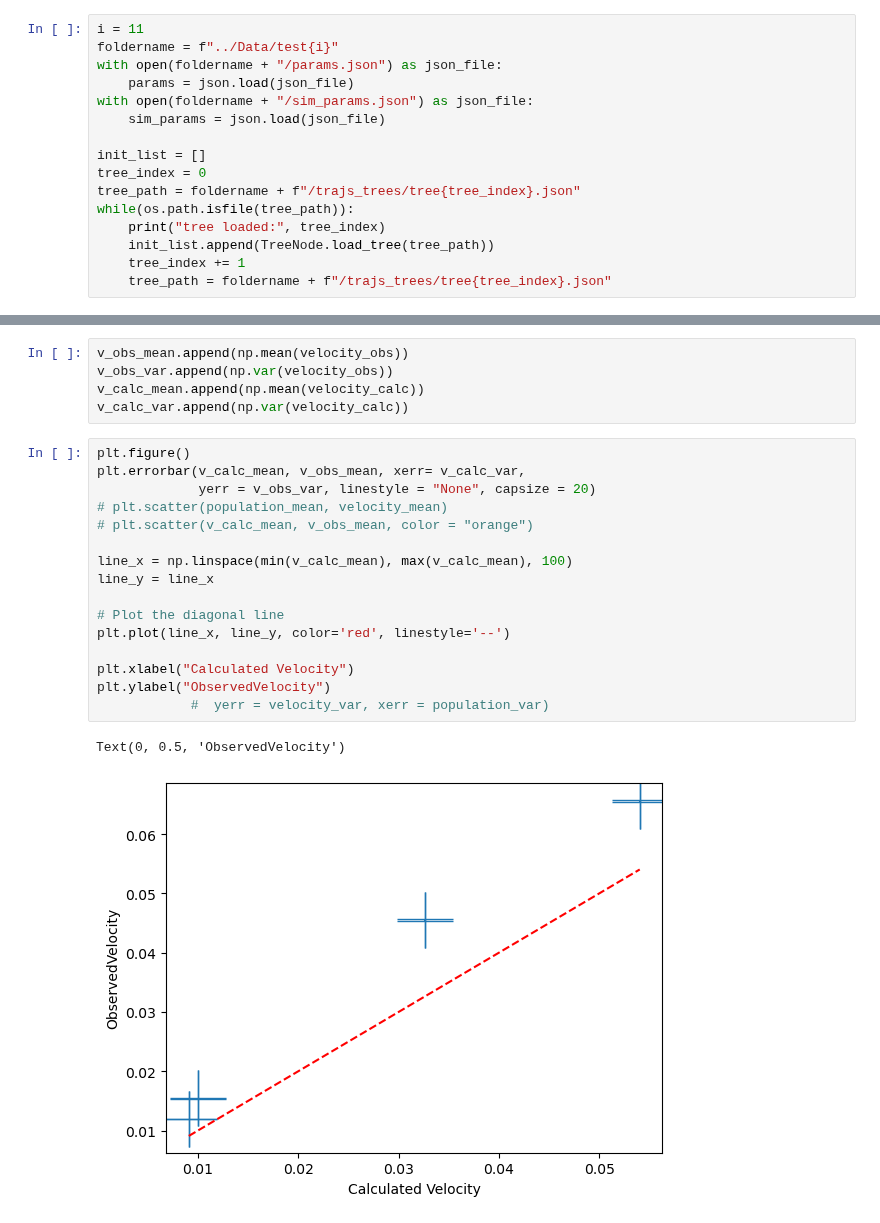
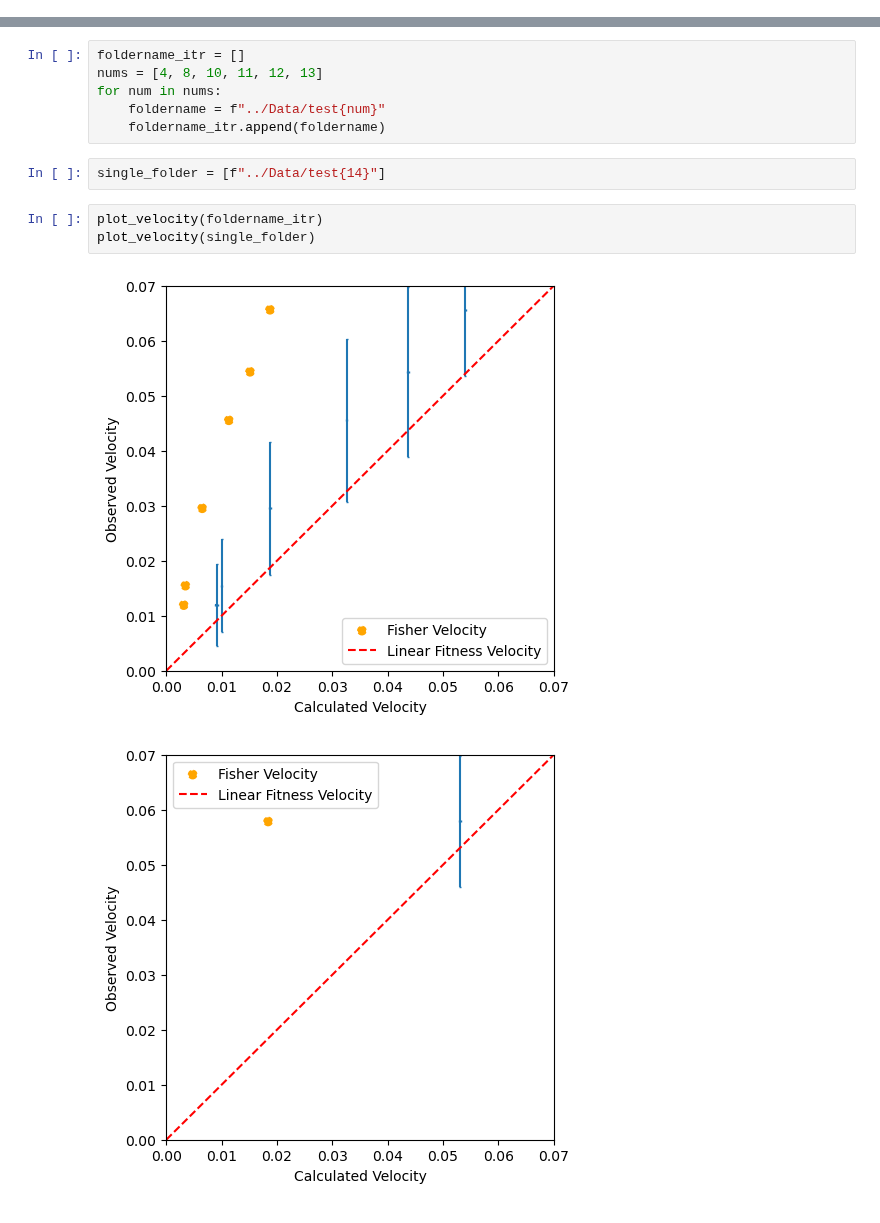
Before and after one commit to zhizhang1445/CRISPR_Sim, a Jupyter notebook: Analysis/globalAnal.ipynb, the cells around one changed output, grey strips where cells are left out. Cells and saved outputs as stored; diff of their text form.

```diff
--- a/Analysis/globalAnal.ipynb
+++ b/Analysis/globalAnal.ipynb
@@ -16,16 +15,0 @@ import os
-# %%
-i = 11
-foldername = f"../Data/test{i}"
-with open(foldername + "/params.json") as json_file:
-    params = json.load(json_file)
-with open(foldername + "/sim_params.json") as json_file:
-    sim_params = json.load(json_file)
-
-init_list = []
-tree_index = 0
-tree_path = foldername + f"/trajs_trees/tree{tree_index}.json"
-while(os.path.isfile(tree_path)):
-    print("tree loaded:", tree_index)
-    init_list.append(TreeNode.load_tree(tree_path))
-    tree_index += 1
-    tree_path = foldername + f"/trajs_trees/tree{tree_index}.json"
@@ -69,24 +16,14 @@ v_calc_var = []
-# %%
-v_obs_mean.append(np.mean(velocity_obs))
-v_obs_var.append(np.var(velocity_obs))
-v_calc_mean.append(np.mean(velocity_calc))
-v_calc_var.append(np.var(velocity_calc))
-# %%
-plt.figure()
-plt.errorbar(v_calc_mean, v_obs_mean, xerr= v_calc_var,
-             yerr = v_obs_var, linestyle = "None", capsize = 20)
-# plt.scatter(population_mean, velocity_mean)
-# plt.scatter(v_calc_mean, v_obs_mean, color = "orange")
-
-line_x = np.linspace(min(v_calc_mean), max(v_calc_mean), 100)
-line_y = line_x
-
-# Plot the diagonal line
-plt.plot(line_x, line_y, color='red', linestyle='--')
-
-plt.xlabel("Calculated Velocity")
-plt.ylabel("ObservedVelocity")
-            #  yerr = velocity_var, xerr = population_var)
-# %% [output]
-Text(0, 0.5, 'ObservedVelocity')
-[figure, removed]
+# %%
+foldername_itr = []
+nums = [4, 8, 10, 11, 12, 13]
+for num in nums:
+    foldername = f"../Data/test{num}"
+    foldername_itr.append(foldername)
+# %%
+single_folder = [f"../Data/test{14}"]
+# %%
+plot_velocity(foldername_itr)
+plot_velocity(single_folder)
+# %% [output]
+[figure, added]
+[figure, added]
```
Also changed, not shown: parts of 4 cells of this notebook, 11 other files.
